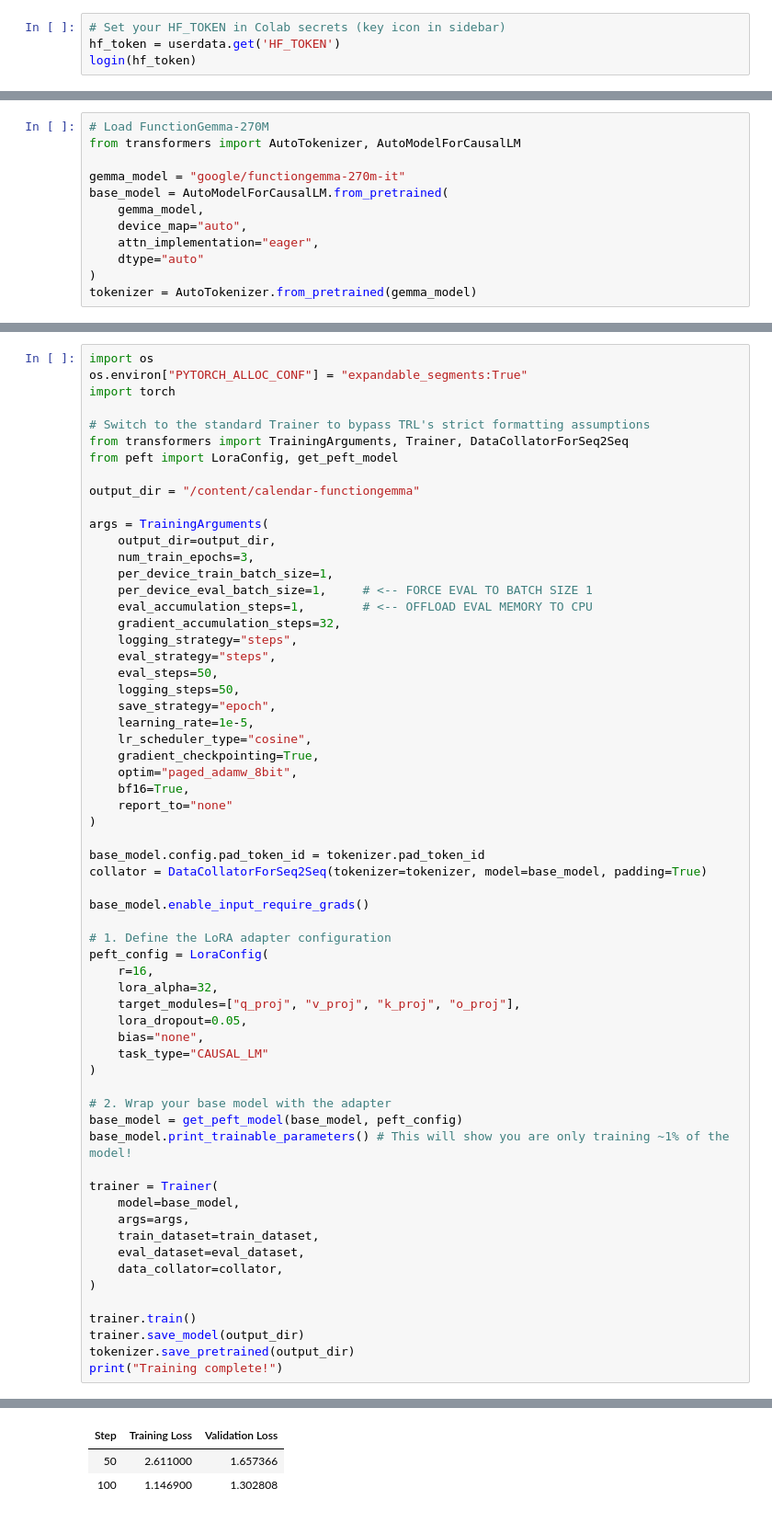
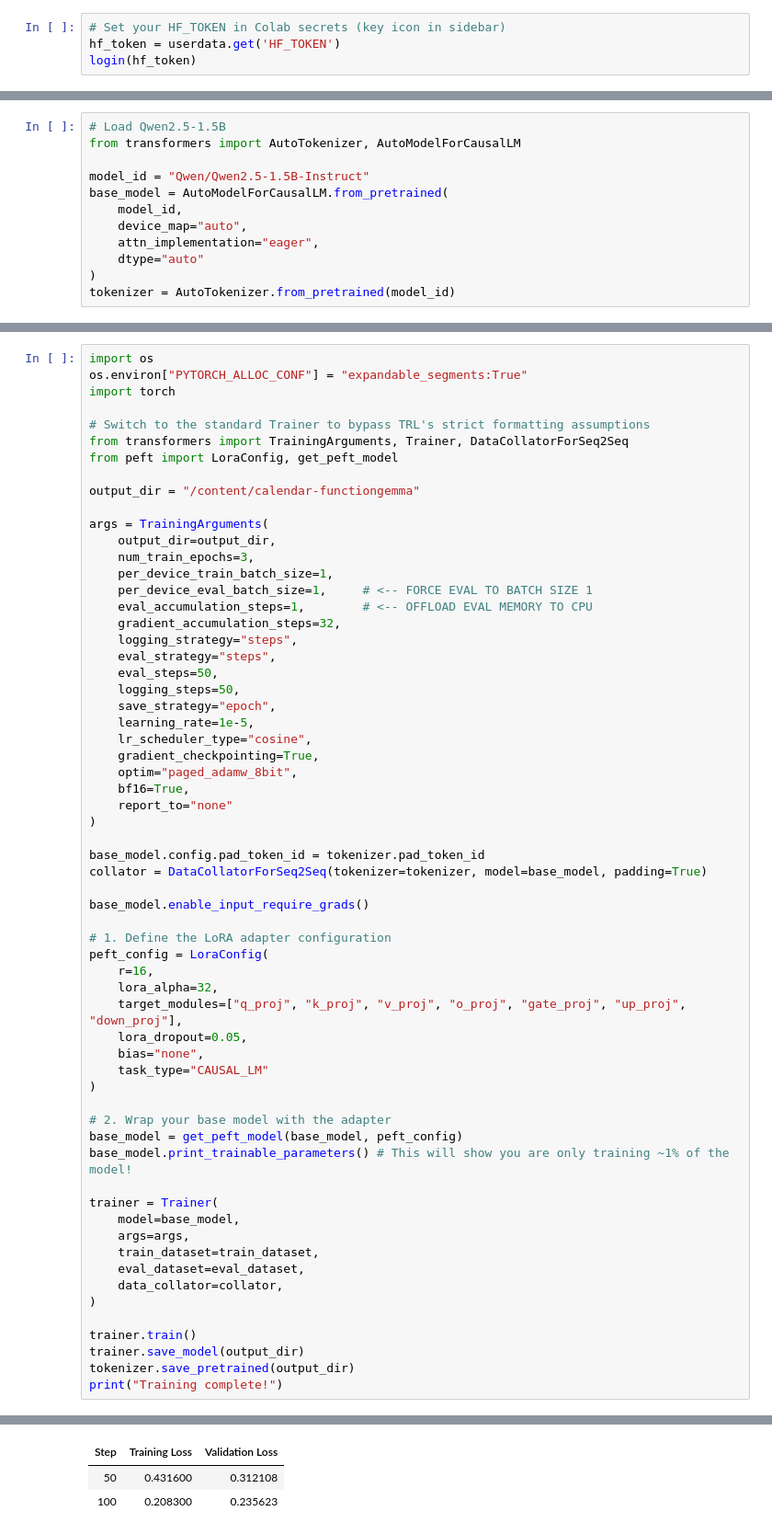
Before and after one commit to amoghghadge/EdgeBridge, a Jupyter notebook: FineTuning/EdgeBridgeFunctionGemmaFineTuning.ipynb, the cells around one changed output, grey strips where cells are left out. Shown at 92% size. Saved outputs shown, nothing was run; the diff lists cells and outputs as text.

Commit message:
consistently setup dataset + updated fine tuning to use lora on qwen2.5-1.5b

```diff
--- a/FineTuning/EdgeBridgeFunctionGemmaFineTuning.ipynb
+++ b/FineTuning/EdgeBridgeFunctionGemmaFineTuning.ipynb
@@ -47,16 +47,16 @@ Generated 1260 examples
 Saved to: calendar_training_data.jsonl
 # %%
-# Load FunctionGemma-270M
+# Load Qwen2.5-1.5B
 from transformers import AutoTokenizer, AutoModelForCausalLM
 
-gemma_model = "google/functiongemma-270m-it"
+model_id = "Qwen/Qwen2.5-1.5B-Instruct"
 base_model = AutoModelForCausalLM.from_pretrained(
-    gemma_model,
+    model_id,
     device_map="auto",
     attn_implementation="eager",
     dtype="auto"
 )
-tokenizer = AutoTokenizer.from_pretrained(gemma_model)
+tokenizer = AutoTokenizer.from_pretrained(model_id)
 # %%
 # Load and format the training data
 import json
@@ -151,7 +164,7 @@ base_model.enable_input_require_grads()
 peft_config = LoraConfig(
     r=16,
     lora_alpha=32,
-    target_modules=["q_proj", "v_proj", "k_proj", "o_proj"],
+    target_modules=["q_proj", "k_proj", "v_proj", "o_proj", "gate_proj", "up_proj", "down_proj"],
     lora_dropout=0.05,
     bias="none",
     task_type="CAUSAL_LM"
@@ -181,6 +194,6 @@ trainable params: 1,474,560 || all params: 269,572,736 || trainable%: 0.5470
 | Step | Training Loss | Validation Loss |
-| 50 | 2.611000 | 1.657366 |
-| 100 | 1.146900 | 1.302808 |
+| 50 | 0.431600 | 0.312108 |
+| 100 | 0.208300 | 0.235623 |
 Training complete!
 # %%
 # Push to HuggingFace Hub
```
Also changed, not shown: parts of 10 cells of this notebook, 4 other files.
